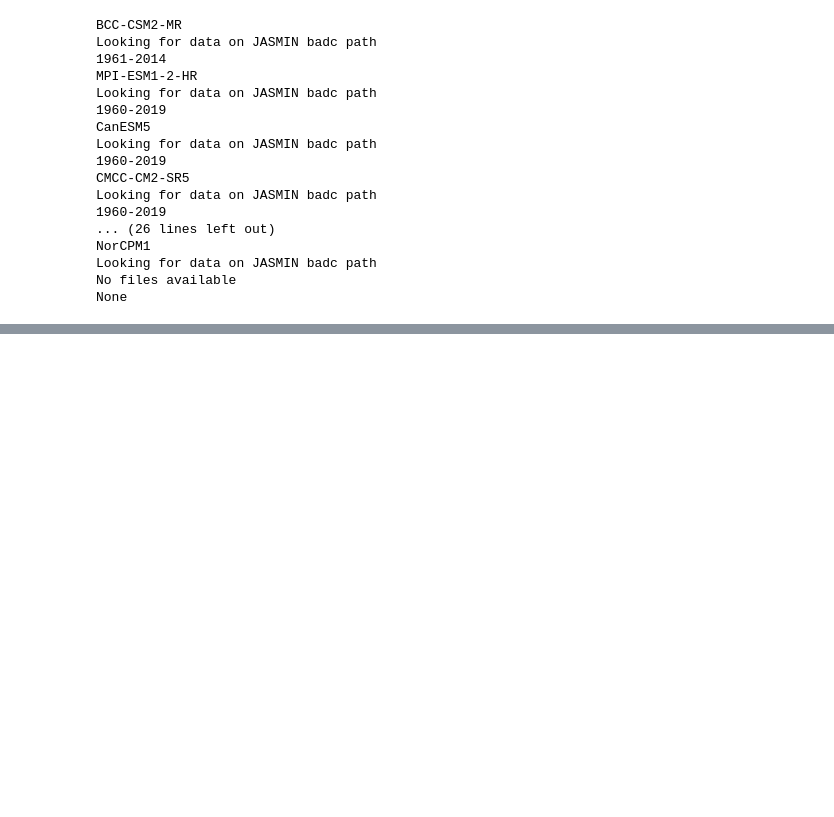
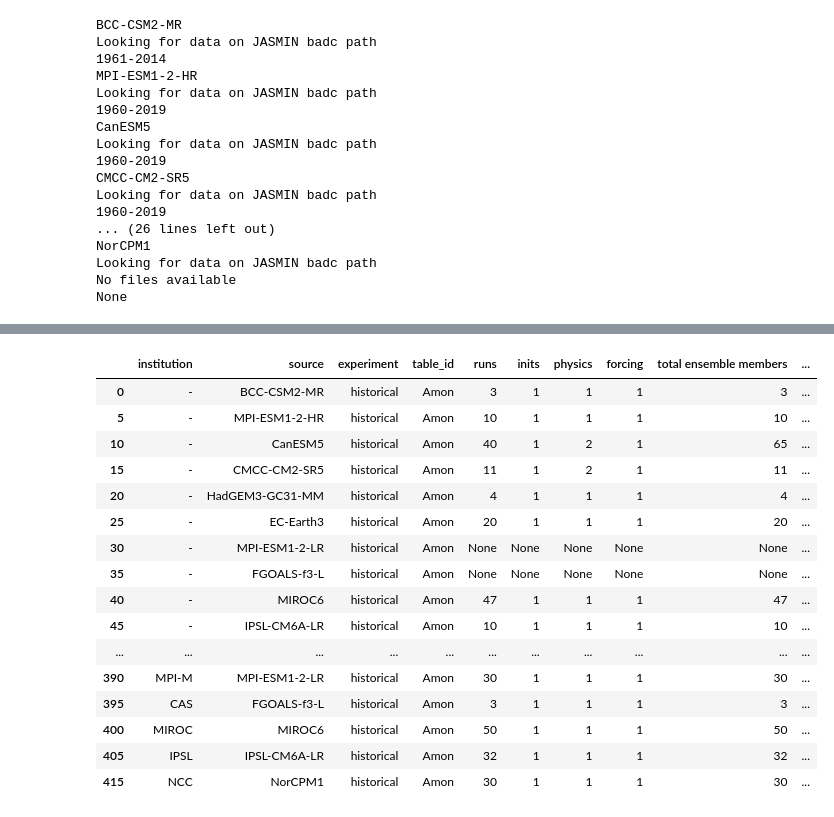
Before and after one commit to benhutchmet/model-characteristics, a Jupyter notebook: model_charac.ipynb, the cells around one changed output, grey strips where cells are left out. Drawn from its saved outputs; the diff is of its cells as text; code cells hidden in the pictures; blank space fills up the shorter version.

```diff
--- a/model_charac.ipynb
+++ b/model_charac.ipynb
@@ -369,4 +378,22 @@ df
 # %%
 # get df psl
-df_psl = df.loc[df['variable'] == 'psl']
+df_psl = df.loc[(df['variable'] == 'psl') & (df['experiment'] == 'historical') & (df['table_id'] == 'Amon')]
 df_psl
+# %% [output]
+|  | institution | source | experiment | table_id | runs | inits | physics | forcing | total ensemble members | ... |
+| 0 | - | BCC-CSM2-MR | historical | Amon | 3 | 1 | 1 | 1 | 3 | ... |
+| 5 | - | MPI-ESM1-2-HR | historical | Amon | 10 | 1 | 1 | 1 | 10 | ... |
+| 10 | - | CanESM5 | historical | Amon | 40 | 1 | 2 | 1 | 65 | ... |
+| 15 | - | CMCC-CM2-SR5 | historical | Amon | 11 | 1 | 2 | 1 | 11 | ... |
+| 20 | - | HadGEM3-GC31-MM | historical | Amon | 4 | 1 | 1 | 1 | 4 | ... |
+| 25 | - | EC-Earth3 | historical | Amon | 20 | 1 | 1 | 1 | 20 | ... |
+| 30 | - | MPI-ESM1-2-LR | historical | Amon | None | None | None | None | None | ... |
+| 35 | - | FGOALS-f3-L | historical | Amon | None | None | None | None | None | ... |
+| 40 | - | MIROC6 | historical | Amon | 47 | 1 | 1 | 1 | 47 | ... |
+| 45 | - | IPSL-CM6A-LR | historical | Amon | 10 | 1 | 1 | 1 | 10 | ... |
+| ... | ... | ... | ... | ... | ... | ... | ... | ... | ... | ... |
+| 390 | MPI-M | MPI-ESM1-2-LR | historical | Amon | 30 | 1 | 1 | 1 | 30 | ... |
+| 395 | CAS | FGOALS-f3-L | historical | Amon | 3 | 1 | 1 | 1 | 3 | ... |
+| 400 | MIROC | MIROC6 | historical | Amon | 50 | 1 | 1 | 1 | 50 | ... |
+| 405 | IPSL | IPSL-CM6A-LR | historical | Amon | 32 | 1 | 1 | 1 | 32 | ... |
+| 415 | NCC | NorCPM1 | historical | Amon | 30 | 1 | 1 | 1 | 30 | ... |
```
Also changed, not shown: parts of 2 cells of this notebook.
